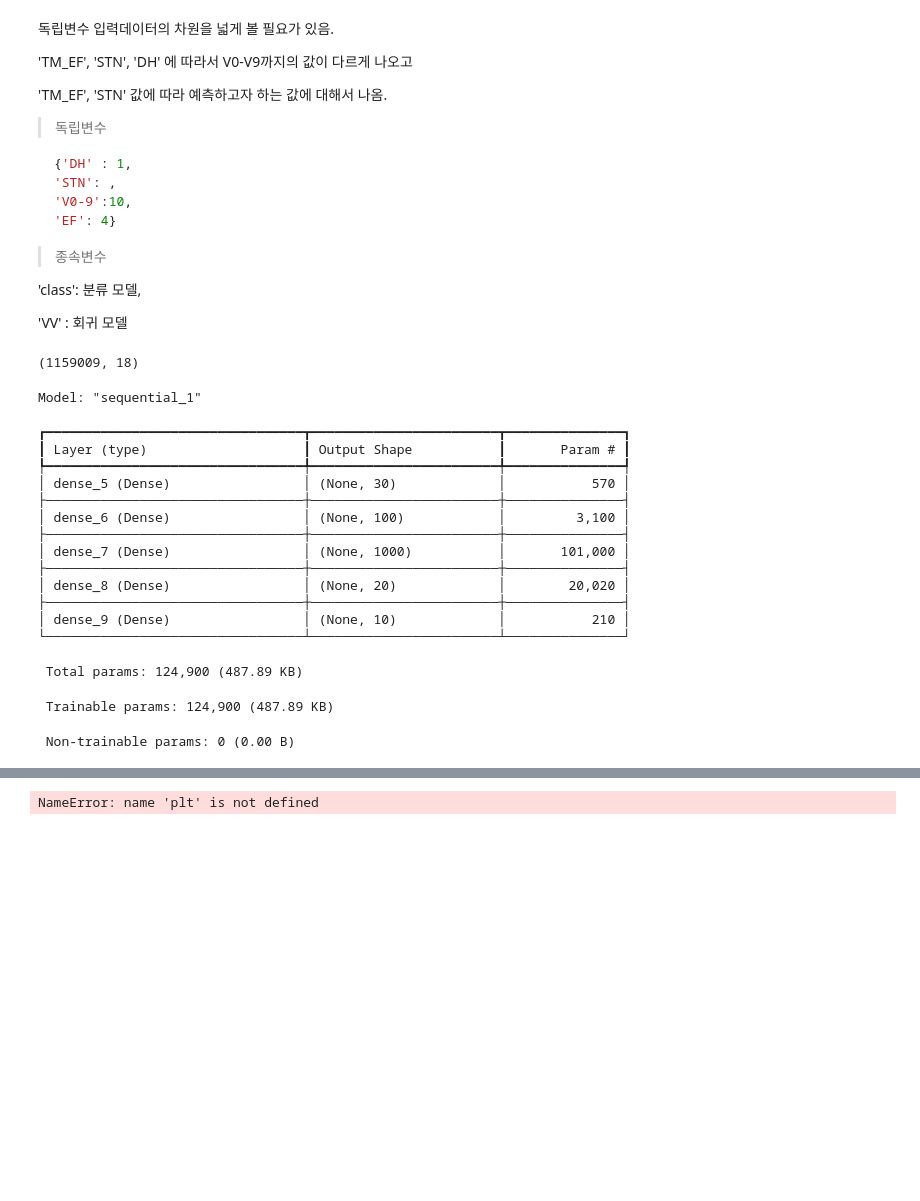
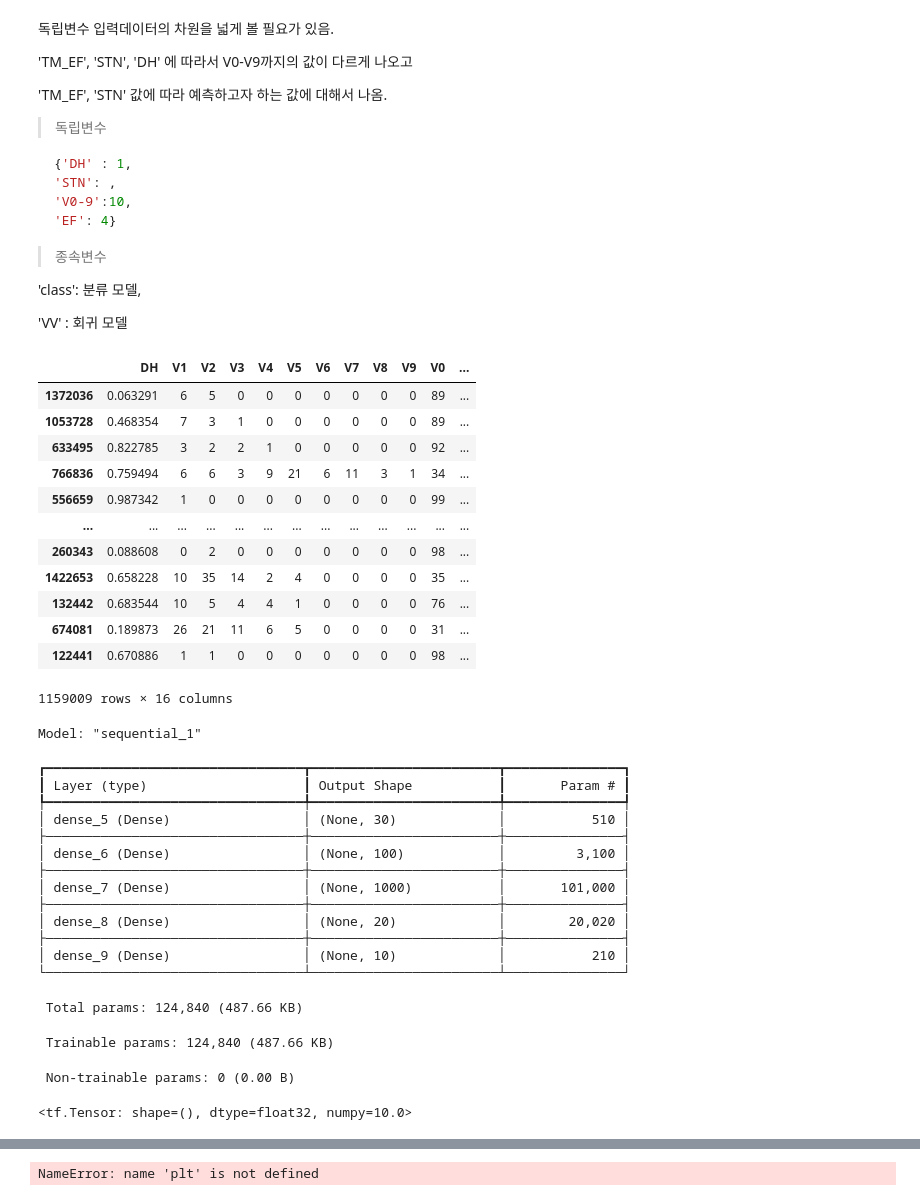
Before and after one commit to Abel3005/TSI, a Jupyter notebook: Model.ipynb, the cells around one changed output, grey strips where cells are left out. Saved outputs shown, nothing was run; the diff lists cells and outputs as text; code cells hidden in the pictures; blank space fills up the shorter version.

```diff
--- a/Model.ipynb
+++ b/Model.ipynb
@@ -301,15 +283,27 @@ x_v[['DH']] = scaler.transform(x_v[['DH']])
 x_v[[f"V{i}" for i in range(1,10)]] = x_v[[f"V{i}" for i in range(1,10)]] / 100
 x_v[[f"V{i}" for i in range(1,10)]] = x_v[[f"V{i}" for i in range(1,10)]] / 100
 # %%
-x.shape
+x
 # %% [output]
+|  | DH | V1 | V2 | V3 | V4 | V5 | V6 | V7 | V8 | V9 | V0 | ... |
+| 1372036 | 0.063291 | 6 | 5 | 0 | 0 | 0 | 0 | 0 | 0 | 0 | 89 | ... |
+| 1053728 | 0.468354 | 7 | 3 | 1 | 0 | 0 | 0 | 0 | 0 | 0 | 89 | ... |
+| 633495 | 0.822785 | 3 | 2 | 2 | 1 | 0 | 0 | 0 | 0 | 0 | 92 | ... |
+| 766836 | 0.759494 | 6 | 6 | 3 | 9 | 21 | 6 | 11 | 3 | 1 | 34 | ... |
+| 556659 | 0.987342 | 1 | 0 | 0 | 0 | 0 | 0 | 0 | 0 | 0 | 99 | ... |
+| ... | ... | ... | ... | ... | ... | ... | ... | ... | ... | ... | ... | ... |
+| 260343 | 0.088608 | 0 | 2 | 0 | 0 | 0 | 0 | 0 | 0 | 0 | 98 | ... |
+| 1422653 | 0.658228 | 10 | 35 | 14 | 2 | 4 | 0 | 0 | 0 | 0 | 35 | ... |
+| 132442 | 0.683544 | 10 | 5 | 4 | 4 | 1 | 0 | 0 | 0 | 0 | 76 | ... |
+| 674081 | 0.189873 | 26 | 21 | 11 | 6 | 5 | 0 | 0 | 0 | 0 | 31 | ... |
+| 122441 | 0.670886 | 1 | 1 | 0 | 0 | 0 | 0 | 0 | 0 | 0 | 98 | ... |
-(1159009, 18)
+1159009 rows × 16 columns
 # %%
 #DNN 모델 설계
 
 from tensorflow import keras
 model = keras.Sequential()
-model.add(keras.layers.Dense(30, activation='sigmoid',input_shape=(18,)))
+model.add(keras.layers.Dense(30, activation='sigmoid',input_shape=(16,)))
 # model.add(keras.layers.Dropout(0.2))
 model.add(keras.layers.Dense(100, activation='relu',input_shape=(35,)))
 model.add(keras.layers.Dense(1000, activation='relu',input_shape=(35,)))
@@ -322,7 +316,7 @@ Model: "sequential_1"
 ┏━━━━━━━━━━━━━━━━━━━━━━━━━━━━━━━━━┳━━━━━━━━━━━━━━━━━━━━━━━━┳━━━━━━━━━━━━━━━┓
 ┃ Layer (type)                    ┃ Output Shape           ┃       Param # ┃
 ┡━━━━━━━━━━━━━━━━━━━━━━━━━━━━━━━━━╇━━━━━━━━━━━━━━━━━━━━━━━━╇━━━━━━━━━━━━━━━┩
-│ dense_5 (Dense)                 │ (None, 30)             │           570 │
+│ dense_5 (Dense)                 │ (None, 30)             │           510 │
 ├─────────────────────────────────┼────────────────────────┼───────────────┤
 │ dense_6 (Dense)                 │ (None, 100)            │         3,100 │
 ├─────────────────────────────────┼────────────────────────┼───────────────┤
@@ -332,6 +326,13 @@ Model: "sequential_1"
 ├─────────────────────────────────┼────────────────────────┼───────────────┤
 │ dense_9 (Dense)                 │ (None, 10)             │           210 │
 └─────────────────────────────────┴────────────────────────┴───────────────┘
- Total params: 124,900 (487.89 KB)
+ Total params: 124,840 (487.66 KB)
- Trainable params: 124,900 (487.89 KB)
+ Trainable params: 124,840 (487.66 KB)
  Non-trainable params: 0 (0.00 B)
+# %%
+y_pred = np.arange(10).reshape(-1,1)
+y_true = np.arange(10).reshape(-1,1)
+tf.reduce_sum(tf.cast(y_pred == y_true,tf.float32))
+# tf.reduce_sum(tf.cast(y_pred[y_pred == y_true]!=0, tf.float32))
+# %% [output]
+<tf.Tensor: shape=(), dtype=float32, numpy=10.0>
```
Also changed, not shown: parts of 4 cells of this notebook, 5 other files.
